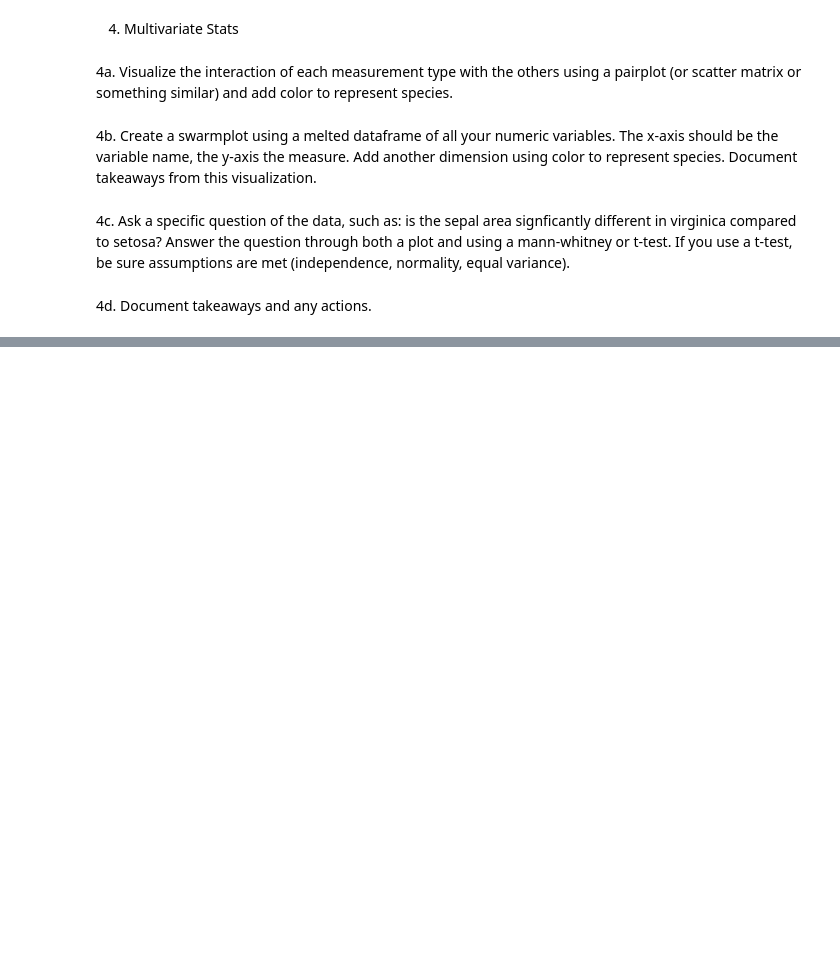
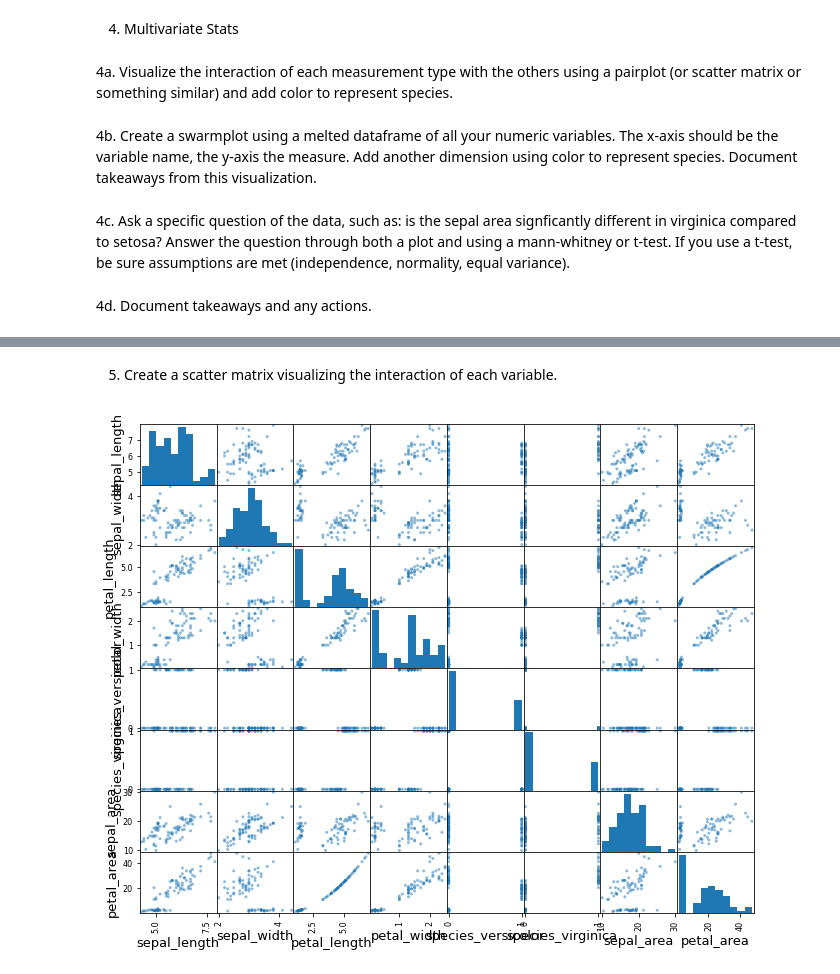
Before and after one commit to Tyler-Applegate/classification-exercises, a Jupyter notebook: classification_exercises.ipynb, the cells around one changed output, grey strips where cells are left out. Saved outputs shown, nothing was run; the diff lists cells and outputs as text; code cells hidden in the pictures; blank space fills up the shorter version.

```diff
--- a/classification_exercises.ipynb
+++ b/classification_exercises.ipynb
@@ -559,0 +551,6 @@ Section 1 - iris_db: Using iris data from our mySQL server and the methods used
+# %% [markdown]
+5. Create a scatter matrix visualizing the interaction of each variable.
+# %%
+iris_scatter_matrix = pd.plotting.scatter_matrix(iris_train)
+# %% [output]
+[figure, added]
```
Also changed, not shown: parts of 81 cells of this notebook, 4 other files.
